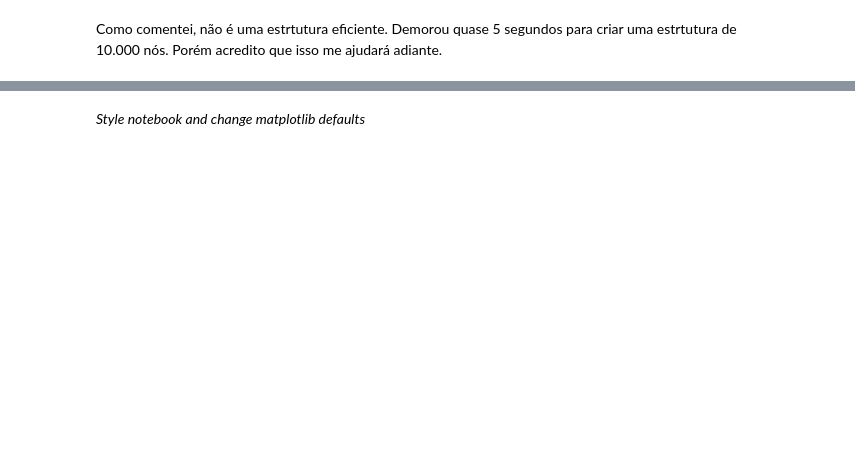
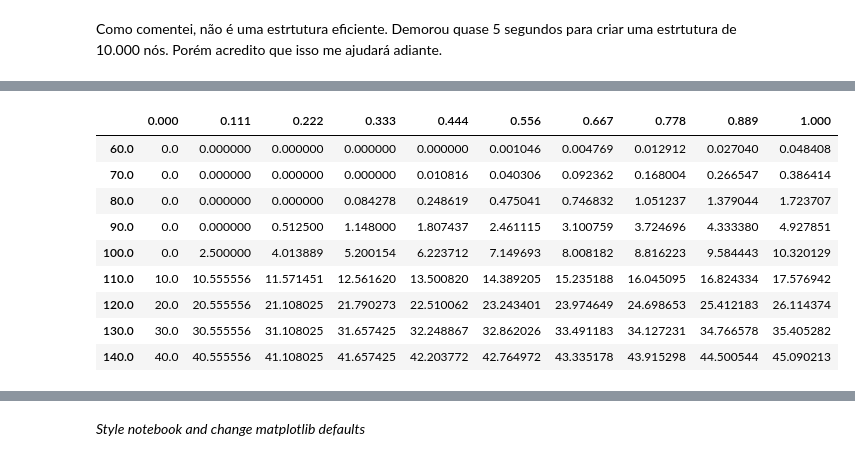
Before and after one commit to ucaiado/FiniteDifference_Pricing, a Jupyter notebook: UiraCaiadoEx02.ipynb, the cells around one changed output, grey strips where cells are left out. Saved outputs shown, nothing was run; the diff lists cells and outputs as text; code cells hidden in the pictures; blank space fills up the shorter version.

```diff
--- a/UiraCaiadoEx02.ipynb
+++ b/UiraCaiadoEx02.ipynb
@@ -242,7 +149,9 @@ class Grid(object):
 # %%
-x = Grid(f_vol=0.2,
-         f_value=100.,
-         f_time=1.,
-         i_nas=10)
+import finite_difference; reload(finite_difference);
+x = finite_difference.Grid(f_vol=0.5,
+                           f_value=100.,
+                           f_time=1.,
+                           i_nas=10,
+                           i_nts=10)
 print x
 # %% [output]
@@ -512,10 +197,0 @@ class EuropianCall(Derivative):
-# %%
-d_param = {"f_St": 100.,
-           "f_sigma": 0.2,
-           "f_time": 1.,
-           "f_r": 0.05,
-           "i_nas": 20,
-           "f_K": 100.
-          }
-
-x = EuropianCall(**d_param)
@@ -601,0 +212,16 @@ class LogContract(Derivative):
+# %%
+# imprime apenas a parte da matriz demonstrada no exemplo do livro, pag 1216, tabela 77.1
+df = self.df_opt_prices.copy()
+df.columns = ["{:.3f}".format(x) for x in df.columns]
+df.tail(15).head(9)
+# %% [output]
+|  | 0.000 | 0.111 | 0.222 | 0.333 | 0.444 | 0.556 | 0.667 | 0.778 | 0.889 | 1.000 |
+| 60.0 | 0.0 | 0.000000 | 0.000000 | 0.000000 | 0.000000 | 0.001046 | 0.004769 | 0.012912 | 0.027040 | 0.048408 |
+| 70.0 | 0.0 | 0.000000 | 0.000000 | 0.000000 | 0.010816 | 0.040306 | 0.092362 | 0.168004 | 0.266547 | 0.386414 |
+| 80.0 | 0.0 | 0.000000 | 0.000000 | 0.084278 | 0.248619 | 0.475041 | 0.746832 | 1.051237 | 1.379044 | 1.723707 |
+| 90.0 | 0.0 | 0.000000 | 0.512500 | 1.148000 | 1.807437 | 2.461115 | 3.100759 | 3.724696 | 4.333380 | 4.927851 |
+| 100.0 | 0.0 | 2.500000 | 4.013889 | 5.200154 | 6.223712 | 7.149693 | 8.008182 | 8.816223 | 9.584443 | 10.320129 |
+| 110.0 | 10.0 | 10.555556 | 11.571451 | 12.561620 | 13.500820 | 14.389205 | 15.235188 | 16.045095 | 16.824334 | 17.576942 |
+| 120.0 | 20.0 | 20.555556 | 21.108025 | 21.790273 | 22.510062 | 23.243401 | 23.974649 | 24.698653 | 25.412183 | 26.114374 |
+| 130.0 | 30.0 | 30.555556 | 31.108025 | 31.657425 | 32.248867 | 32.862026 | 33.491183 | 34.127231 | 34.766578 | 35.405282 |
+| 140.0 | 40.0 | 40.555556 | 41.108025 | 41.657425 | 42.203772 | 42.764972 | 43.335178 | 43.915298 | 44.500544 | 45.090213 |
```
Also changed, not shown: parts of 25 cells of this notebook, 1 other file.
